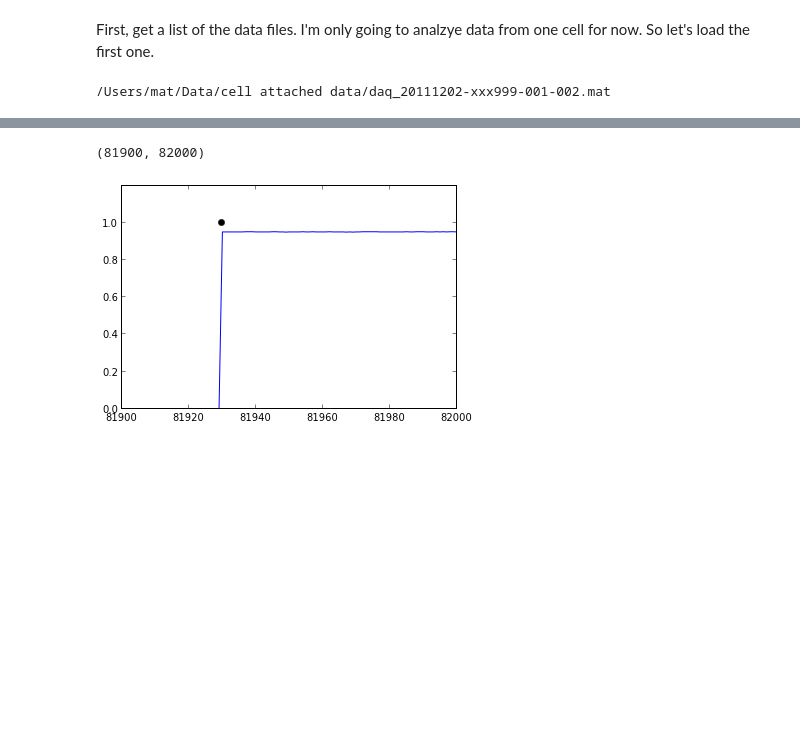
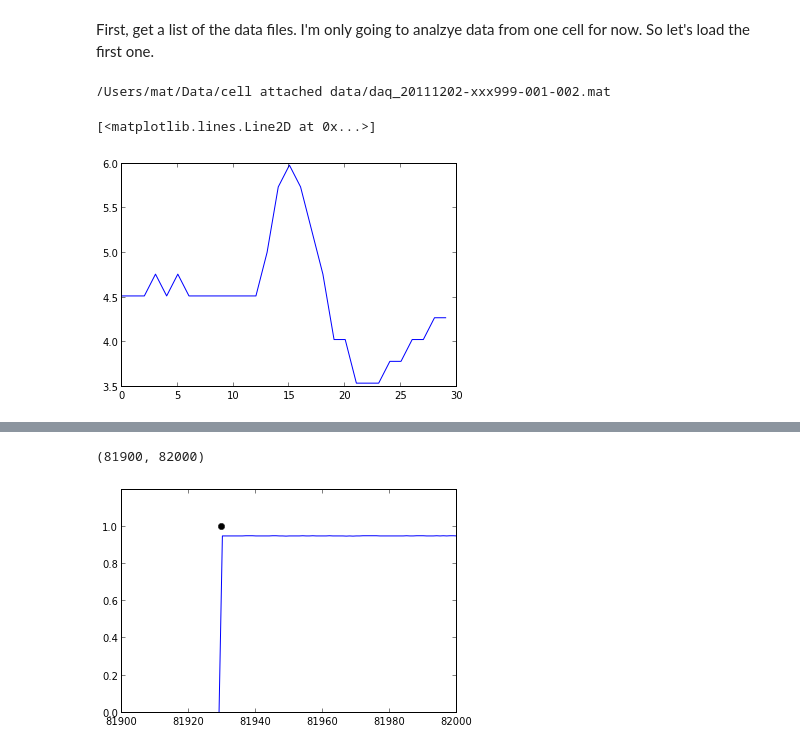
Before and after one commit to mcleonard/sparse, a Jupyter notebook: notebooks/Sparse data.ipynb, the cells around one changed output, grey strips where cells are left out. Cells and saved outputs as stored; diff of their text form; code cells hidden in the pictures; blank space fills up the shorter version.

```diff
--- a/notebooks/Sparse data.ipynb
+++ b/notebooks/Sparse data.ipynb
@@ -25,0 +28,5 @@ spikes, peaks = detect_spikes(signal, threshold=5)
+# %%
+plot(spikes[0])
+# %% [output]
+[<matplotlib.lines.Line2D at 0x...>]
+[figure, added]
```
Also changed, not shown: parts of 30 cells of this notebook.
